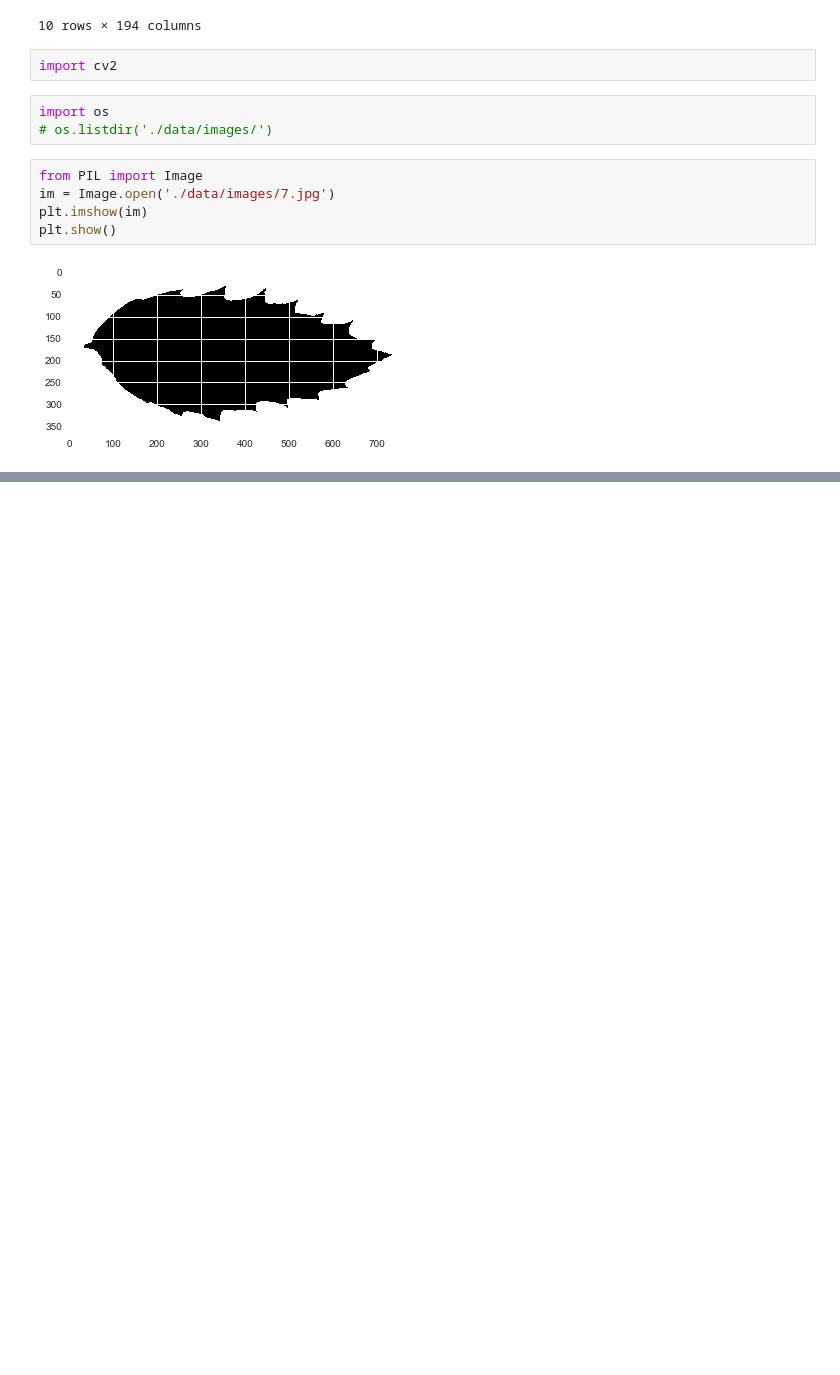
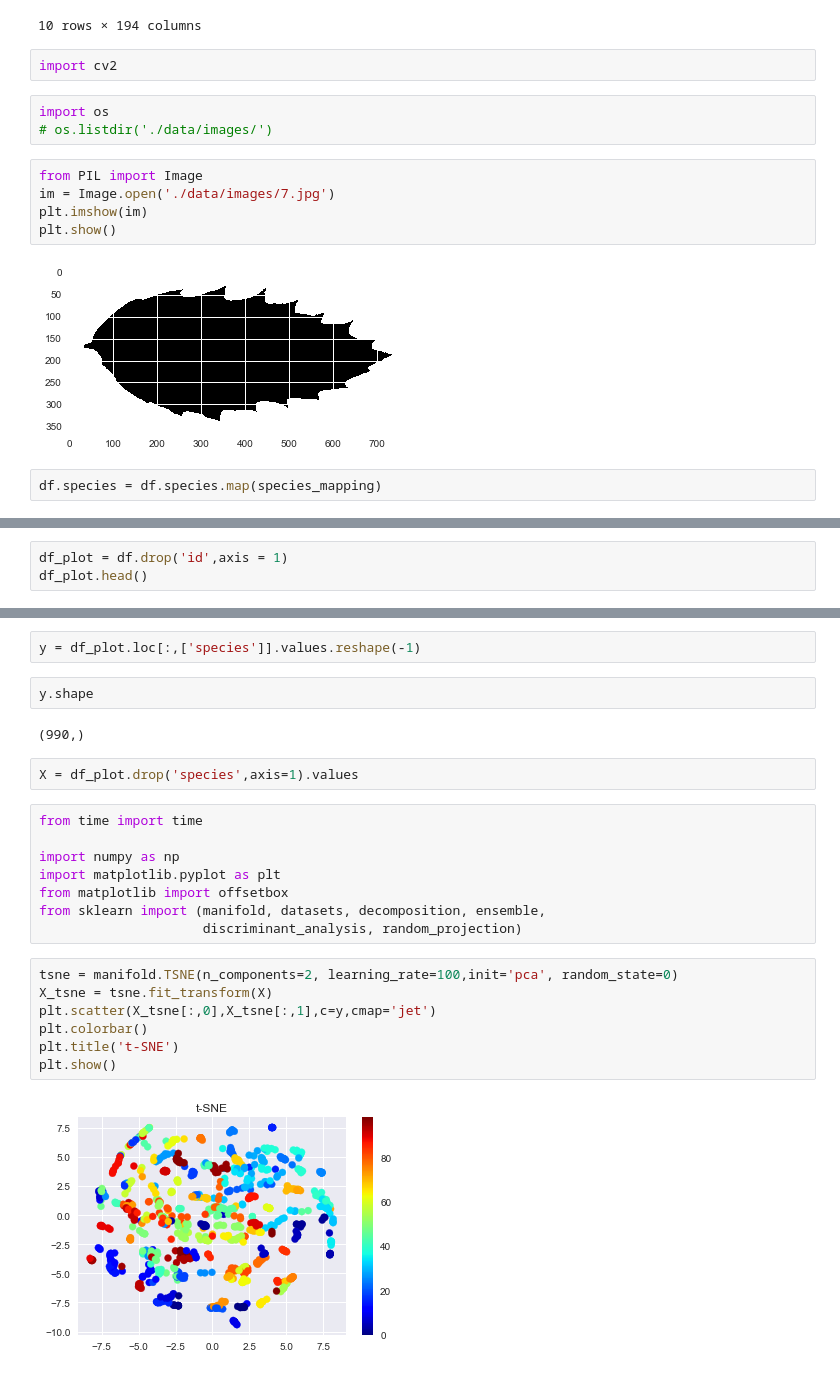
Before and after one commit to zukako0930/Leaf_Classification, a Jupyter notebook: data_check.ipynb, the cells around one changed output, grey strips where cells are left out. Drawn from its saved outputs; the diff is of its cells as text; blank space fills up the shorter version.

```diff
--- a/data_check.ipynb
+++ b/data_check.ipynb
@@ -80,3 +61,5 @@ plt.imshow(im)
 plt.show()
 # %% [output]
 [figure]
+# %%
+df.species = df.species.map(species_mapping)
@@ -82,0 +79,3 @@ plt.show()
+# %%
+df_plot = df.drop('id',axis = 1)
+df_plot.head()
@@ -82,0 +90,25 @@ plt.show()
+# %%
+y = df_plot.loc[:,['species']].values.reshape(-1)
+# %%
+y.shape
+# %% [output]
+(990,)
+# %%
+X = df_plot.drop('species',axis=1).values
+# %%
+from time import time
+
+import numpy as np
+import matplotlib.pyplot as plt
+from matplotlib import offsetbox
+from sklearn import (manifold, datasets, decomposition, ensemble,
+                     discriminant_analysis, random_projection)
+# %%
+tsne = manifold.TSNE(n_components=2, learning_rate=100,init='pca', random_state=0)
+X_tsne = tsne.fit_transform(X)
+plt.scatter(X_tsne[:,0],X_tsne[:,1],c=y,cmap='jet')
+plt.colorbar()
+plt.title('t-SNE')
+plt.show()
+# %% [output]
+[figure, added]
```
Also changed, not shown: parts of 10 cells of this notebook.
